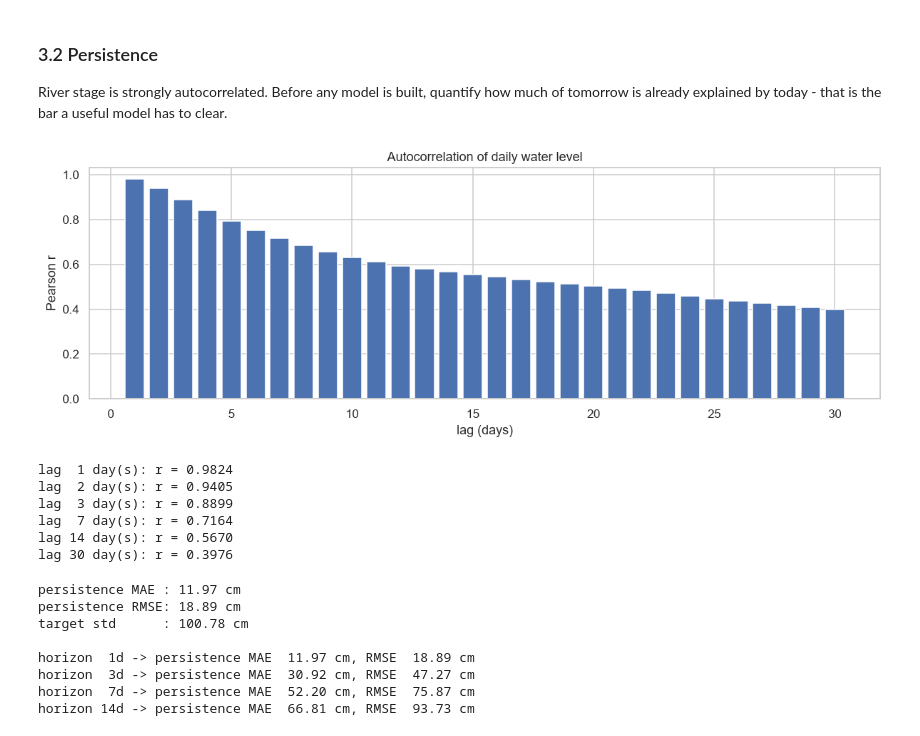
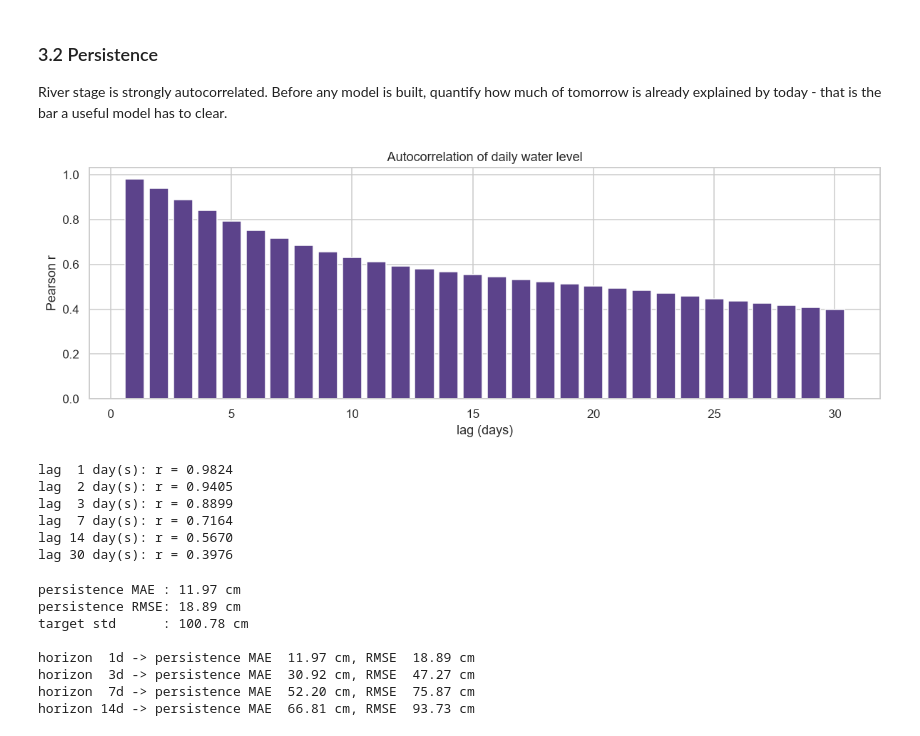
Before and after one commit to PrithviHe/Rhine-cargo-advisor, a Jupyter notebook: notebooks/03_eda.ipynb, the cells around one changed output. Drawn from its saved outputs; the diff is of its cells as text; code cells hidden in the pictures.

```diff
--- a/notebooks/02_eda.ipynb
+++ b/notebooks/03_eda.ipynb
@@ -406,19 +397,19 @@ tomorrow is already explained by today - that is the bar a useful model has to c
 # %%
 lags = range(1, 31)
 acf = [s.corr(s.shift(lag)) for lag in lags]
 
 fig, ax = plt.subplots(figsize=(11, 4))
-ax.bar(list(lags), acf, color="#4c72b0")
+ax.bar(list(lags), acf, color="#5C438B")
 ax.set_title("Autocorrelation of daily water level")
 ax.set_xlabel("lag (days)")
 ax.set_ylabel("Pearson r")
 plt.tight_layout()
 plt.show()
 
 for lag in (1, 2, 3, 7, 14, 30):
     print(f"lag {lag:2d} day(s): r = {s.corr(s.shift(lag)):.4f}")
 # %% [output]
-[figure, old version]
+[figure, new version]
 lag  1 day(s): r = 0.9824
 lag  2 day(s): r = 0.9405
 lag  3 day(s): r = 0.8899
```
Also changed, not shown: parts of 4 cells of this notebook, 14 other files.
